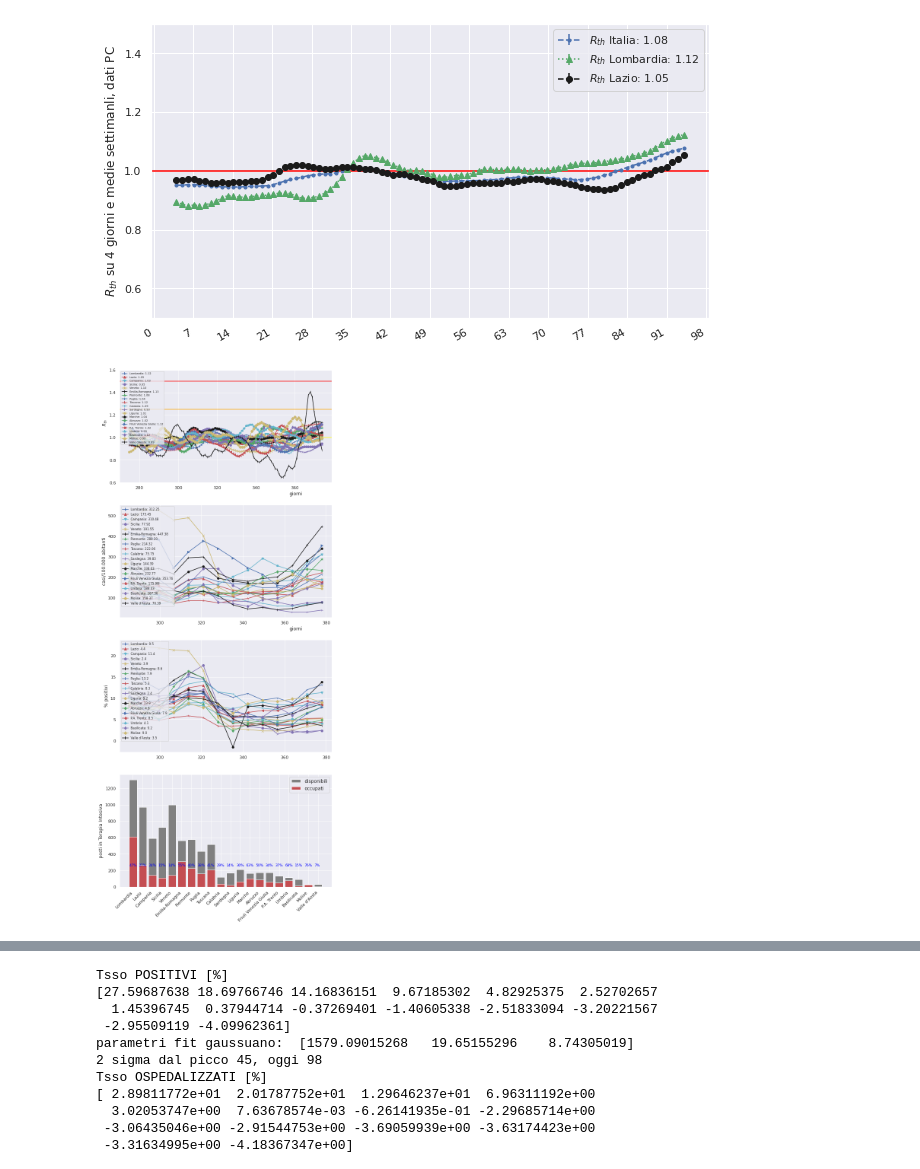
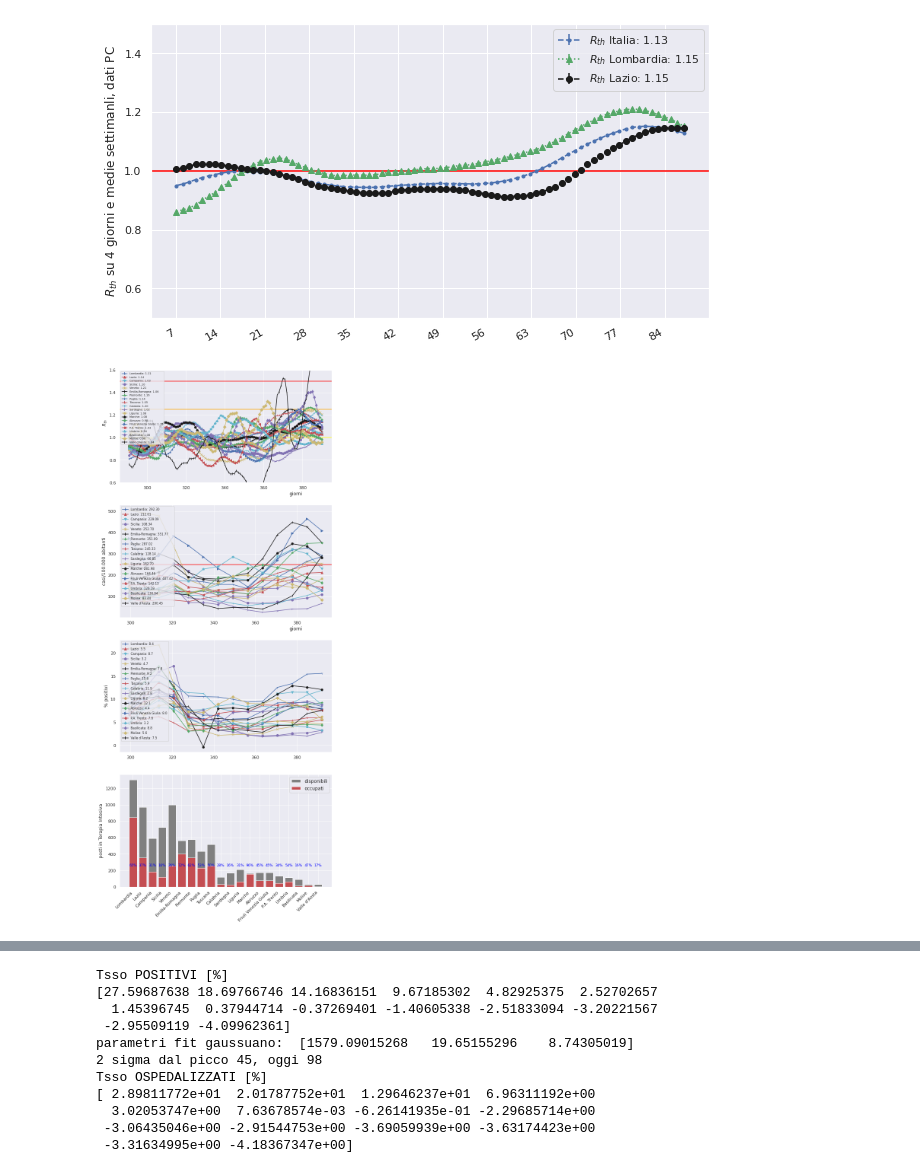
Before and after one commit to gmazzitelli/GSN2, a Jupyter notebook: R_th.ipynb, the cells around one changed output, grey strips where cells are left out. Saved outputs shown, nothing was run; the diff lists cells and outputs as text; code cells hidden in the pictures.

```diff
--- a/R_th.ipynb
+++ b/R_th.ipynb
@@ -125,32 +125,33 @@ dr.tail()
 # %%
 fig, ax = plt.subplots(figsize=(10,6))
-
+N = 14
+d = 7
 what = 'nuovi_positivi'
 what = 'ricoverati_con_sintomi' # faq ISS https://www.iss.it/primo-piano/-/asset_publisher/o4oGR9qmvUz9/content/faq-sul-calcolo-del-rt
 data = df[what][-100:]
-x , y = Rth(data)
+x , y = Rth(data, N, d)
 ax.errorbar(x , y, yerr=0, fmt='b.--', label='$R_{th}$'+' Italia: {0:.2f}'.format(y[-1]))
 
 data = Lombardia[what][-100:]
-x , y = Rth(data)
+x , y = Rth(data, N, d)
 ax.errorbar(x, y, yerr=0, fmt='g^:', label='$R_{th}$'+' Lombardia: {0:.2f}'.format(y[-1]))
 
 data = Lazio[what][-100:]
-x , y = Rth(data)
+x , y = Rth(data, N, d)
 ax.errorbar(x , y, yerr=0, fmt='ko--', label='$R_{th}$'+' Lazio: {0:.2f}'.format(y[-1]))
 
 ax.axhline(1, color='red')
 ax.set_ylabel(r'$R_{th}$ su 4 giorni e medie settimanli, dati PC')
 ax.xaxis.set_major_locator(MultipleLocator(7))
 
 ax.set_ylim(0.5,1.5)
 fig.autofmt_xdate()
 ax.legend()
 #ax.grid()
 #sns.set_theme()
 plt.show()
 # %% [output]
-[figure, old version]
+[figure, new version]
 # %%
 col    = ('b.-', 'r^-', 'cv-', 'mo-', 'yx-', 'k+-', 'g*-', 'b1-', 'r2-', 'c3-', 'm4-', 'yh-', 'kH-', 'gd-', 'b>-', 'r<-', 'cp-', 'md-', 'yD-', 'k|-', 'g,-')
 regioni = np.array(dpr['Regione'])
@@ -169,7 +170,7 @@ for r in range(0, len(regioni)):
   drt = dr.loc[(dr['denominazione_regione'] == regioni[r])].sort_values(by="data").copy()
 
   data = np.array(drt['ricoverati_con_sintomi'])
-  x , y = Rth(data)
+  x , y = Rth(data, 7, 7)
   RthL.append(y[-1])
   average_day=7
   ax[0].errorbar(x[-days:], y[-days:], yerr=0, fmt=col[r], label='{0:s}: {1:.2f}'.format(regioni[r],y[-1]))
@@ -196,6 +197,7 @@ ax[0].set_xlabel('giorni', horizontalalignment = 'left', x=0.8)
 ax[1].set_xlabel('giorni', horizontalalignment = 'left', x=0.8)
 ax[0].set_ylabel('$R_{th}$', horizontalalignment = 'left', x=0.8)
 ax[1].set_ylabel('casi/100.000 abitanti')
+ax[1].axhline(250, color='red')
 ax[1].legend(loc=2, prop={'size': 8})
 #ax[1].grid()
 ax[2].set_ylabel('% positivi')
@@ -206,7 +208,7 @@ ax[3].legend(loc=0, prop={'size': 12})
 plt.setp(ax[3].get_xticklabels(), rotation=45, ha='right')
 plt.show()
 # %% [output]
-[figure, old version]
+[figure, new version]
 # %%
 def tamp_perc(average_day=1):
   fig, ax = plt.subplots(figsize=(10,6))
```
Also changed, not shown: parts of 17 cells of this notebook.
